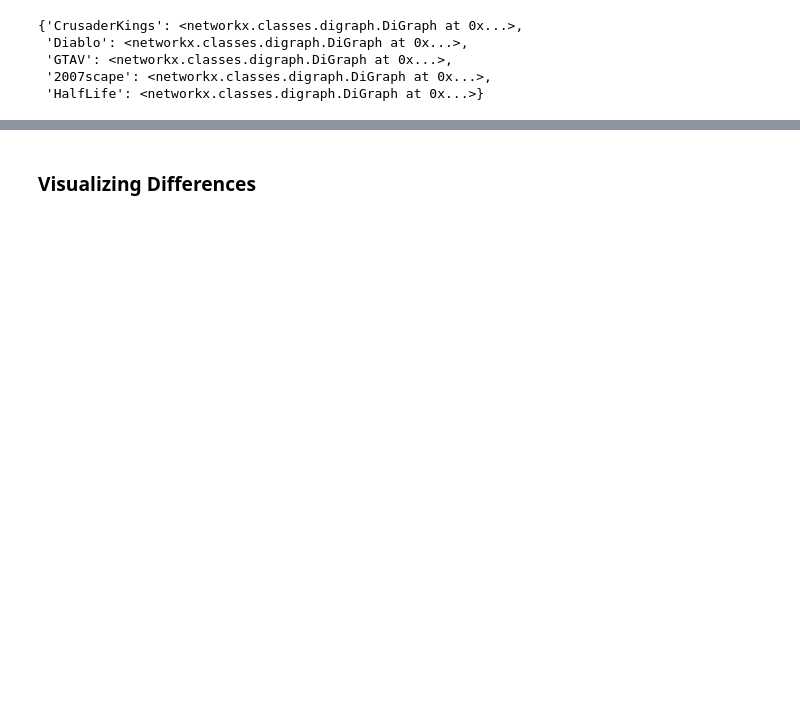
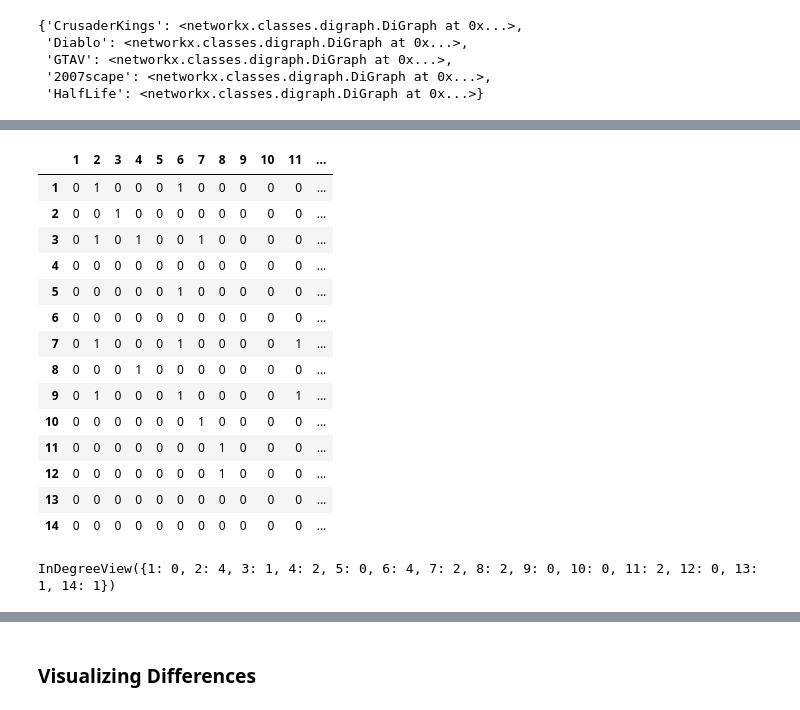
Before and after one commit to ruskirin/reddit-assortativity-analysis, a Jupyter notebook: non-political-subreddits-analysis.ipynb, the cells around one changed output, grey strips where cells are left out. Cells and saved outputs as stored; diff of their text form; code cells hidden in the pictures; blank space fills up the shorter version.

```diff
--- a/non-political-subreddits-analysis.ipynb
+++ b/non-political-subreddits-analysis.ipynb
@@ -225,0 +204,20 @@ csim.mean().mean()
+# %%
+n_points = {
+    1: [2,6],
+    2: [3],
+    3: [2,4,7],
+    4: [],
+    5: [6],
+    6: [],
+    7: [2,6,11],
+    8: [4],
+    9: [2,6,11],
+    10: [7],
+    11: [8,13,14],
+    12: [8],
+    13: [],
+    14: [],
+}
+# %%
+n = nx.DiGraph(n_points)
+nx.draw_networkx(n)
@@ -225,0 +227,23 @@ csim.mean().mean()
+# %%
+adj = pd.DataFrame(nx.adjacency_matrix(n).toarray(), index=n.nodes(), columns=n.nodes())
+adj
+# %% [output]
+|  | 1 | 2 | 3 | 4 | 5 | 6 | 7 | 8 | 9 | 10 | 11 | ... |
+| 1 | 0 | 1 | 0 | 0 | 0 | 1 | 0 | 0 | 0 | 0 | 0 | ... |
+| 2 | 0 | 0 | 1 | 0 | 0 | 0 | 0 | 0 | 0 | 0 | 0 | ... |
+| 3 | 0 | 1 | 0 | 1 | 0 | 0 | 1 | 0 | 0 | 0 | 0 | ... |
+| 4 | 0 | 0 | 0 | 0 | 0 | 0 | 0 | 0 | 0 | 0 | 0 | ... |
+| 5 | 0 | 0 | 0 | 0 | 0 | 1 | 0 | 0 | 0 | 0 | 0 | ... |
+| 6 | 0 | 0 | 0 | 0 | 0 | 0 | 0 | 0 | 0 | 0 | 0 | ... |
+| 7 | 0 | 1 | 0 | 0 | 0 | 1 | 0 | 0 | 0 | 0 | 1 | ... |
+| 8 | 0 | 0 | 0 | 1 | 0 | 0 | 0 | 0 | 0 | 0 | 0 | ... |
+| 9 | 0 | 1 | 0 | 0 | 0 | 1 | 0 | 0 | 0 | 0 | 1 | ... |
+| 10 | 0 | 0 | 0 | 0 | 0 | 0 | 1 | 0 | 0 | 0 | 0 | ... |
+| 11 | 0 | 0 | 0 | 0 | 0 | 0 | 0 | 1 | 0 | 0 | 0 | ... |
+| 12 | 0 | 0 | 0 | 0 | 0 | 0 | 0 | 1 | 0 | 0 | 0 | ... |
+| 13 | 0 | 0 | 0 | 0 | 0 | 0 | 0 | 0 | 0 | 0 | 0 | ... |
+| 14 | 0 | 0 | 0 | 0 | 0 | 0 | 0 | 0 | 0 | 0 | 0 | ... |
+# %%
+n.in_degree()
+# %% [output]
+InDegreeView({1: 0, 2: 4, 3: 1, 4: 2, 5: 0, 6: 4, 7: 2, 8: 2, 9: 0, 10: 0, 11: 2, 12: 0, 13: 1, 14: 1})
```
Also changed, not shown: parts of 8 cells of this notebook, 1 other file.
